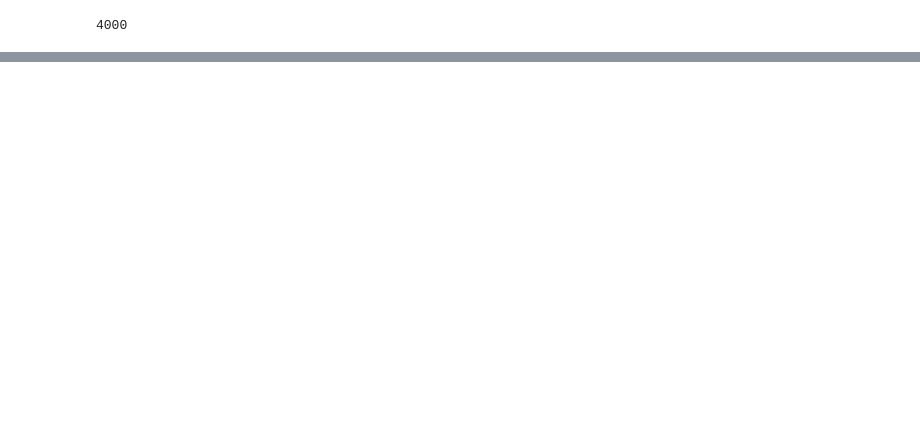
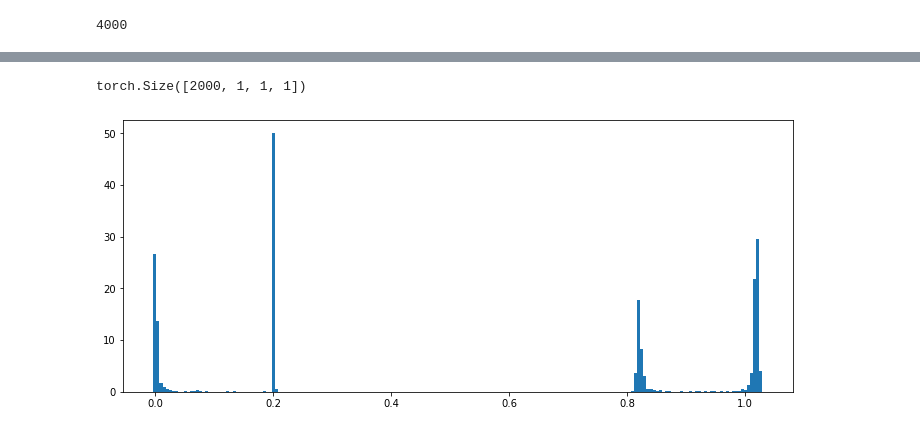
Before and after one commit to lukovnikov/denoising-diffusion-pytorch, a Jupyter notebook: scripts/notebook_toy_progressive_diffusion.ipynb, the cells around one changed output, grey strips where cells are left out. Saved outputs shown, nothing was run; the diff lists cells and outputs as text; code cells hidden in the pictures; blank space fills up the shorter version.

```diff
--- a/scripts/notebook_toy_progressive_diffusion.ipynb
+++ b/scripts/notebook_toy_progressive_diffusion.ipynb
@@ -397,0 +316,10 @@ print(f"{torch.mean(retas).item():.4f}+-{torch.std(retas):.4f}, {torch.mean(retb
+# %%
+sampled_images = basemodel.sample(batch_size=2000)
+print(sampled_images.shape)  # (4, 3, 128, 128)
+sampled_images = sampled_images[:, 0, 0, 0]
+# print(sampled_images)
+_ = plt.hist(sampled_images.cpu().numpy(), density=True, bins=200)
+plt.show()
+# %% [output]
+torch.Size([2000, 1, 1, 1])
+[figure, added]
```
Also changed, not shown: parts of 35 cells of this notebook.
